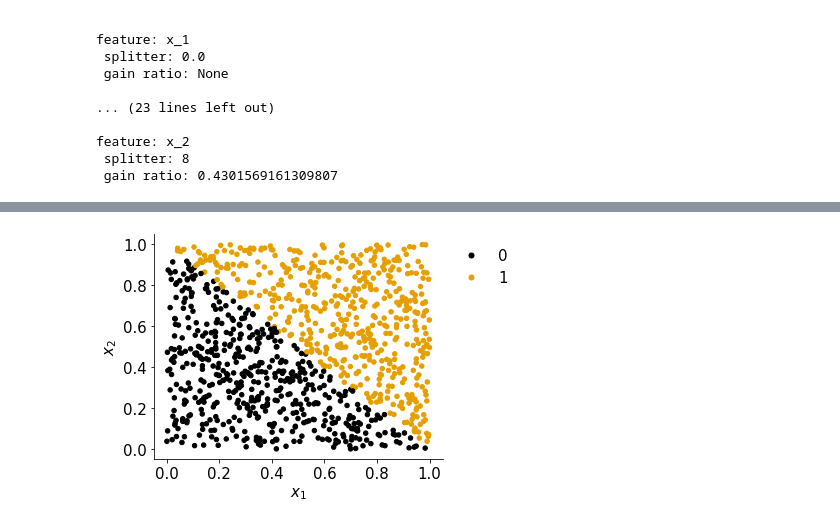
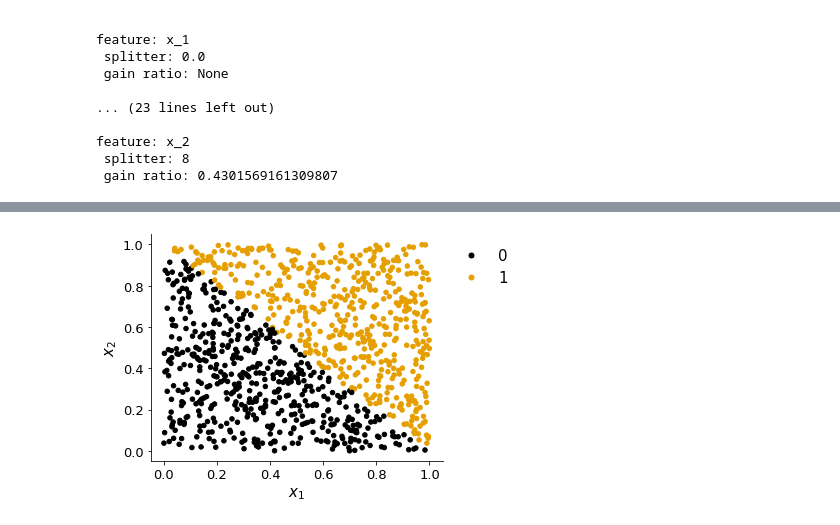
Before and after one commit to TurnerEntenmann/CS760_HW2, a Jupyter notebook: main.ipynb, the cells around one changed output, grey strips where cells are left out. Drawn from its saved outputs; the diff is of its cells as text; code cells hidden in the pictures.

```diff
--- a/main.ipynb
+++ b/main.ipynb
@@ -339,33 +341,33 @@ plt.savefig("plots/D1_plot.pdf")
 # %%
 # make axies
 ax = get_ax()
 
 
 # set colors (colorblind friendly via https://yoshke.org/blog/colorblind-friendly-diagrams)
 colors = {0: '#000000', 1: '#E69F00'}
 
 # make plot
 D2_df.plot.scatter(x="x_1", y="x_2", c=D2_df["y"].map(colors), ax=ax)
 
 # plot settings
 fsize = 15
 # legend
 b_dot = mlines.Line2D([], [], color='#000000', marker='.', linestyle='None',
                           markersize=10, label='0')
 o_dot = mlines.Line2D([], [], color='#E69F00', marker='.', linestyle='None',
                           markersize=10, label='1')
 ax.legend(handles=[b_dot, o_dot], fontsize=fsize, bbox_to_anchor=(1, 1), frameon=False)
 
 # axies
-plt.xticks(size=fsize)
-plt.yticks(size=fsize)
+plt.xticks(size=fsize-2)
+plt.yticks(size=fsize-2)
 plt.xlabel("$x_1$", size=fsize)
 plt.ylabel("$x_2$", size=fsize)
 
 plt.tight_layout()
 plt.savefig("plots/D2_plot.pdf")
 # %% [output]
-[figure, old version]
+[figure, new version]
 # %%
 Dbig_df = read_data("DBig.txt")
 # %%
```
Also changed, not shown: parts of 12 cells of this notebook, 3 other files.
